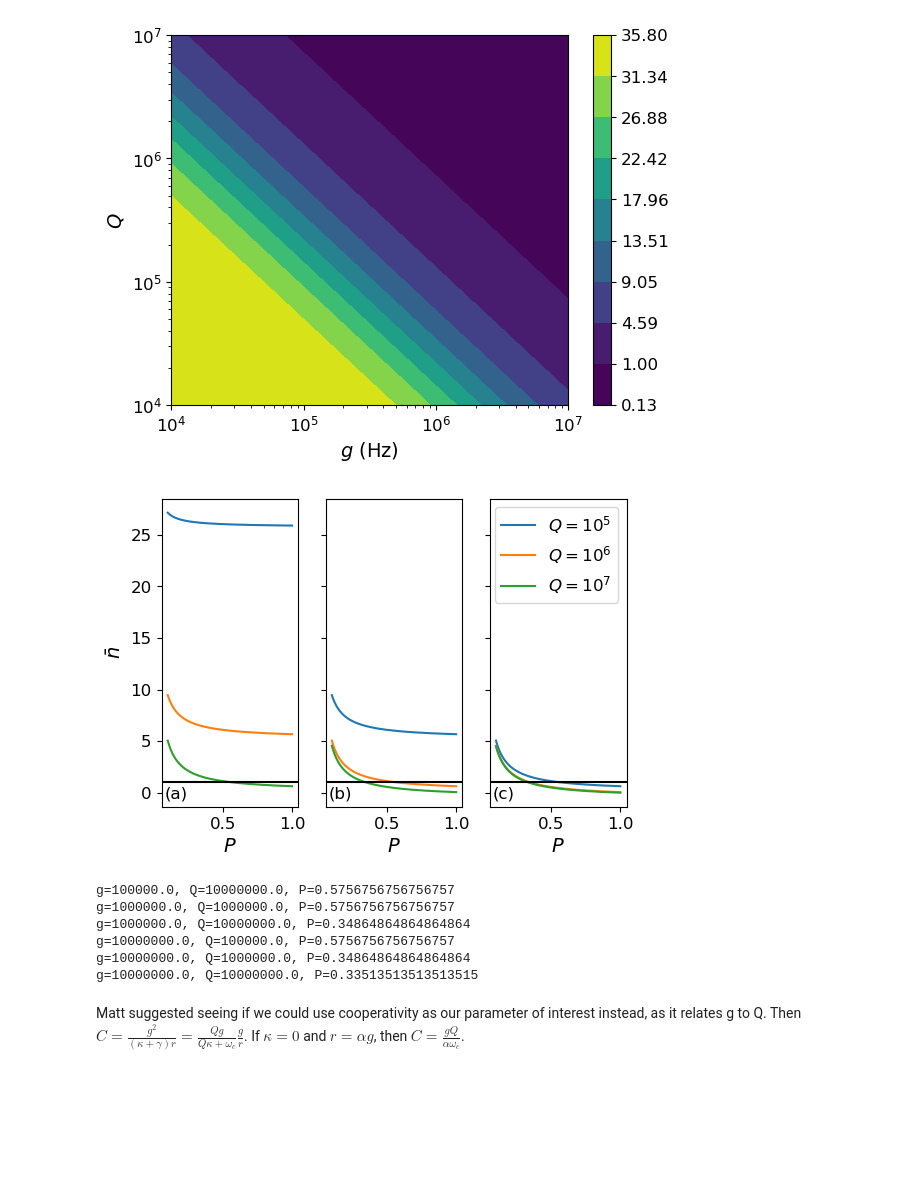
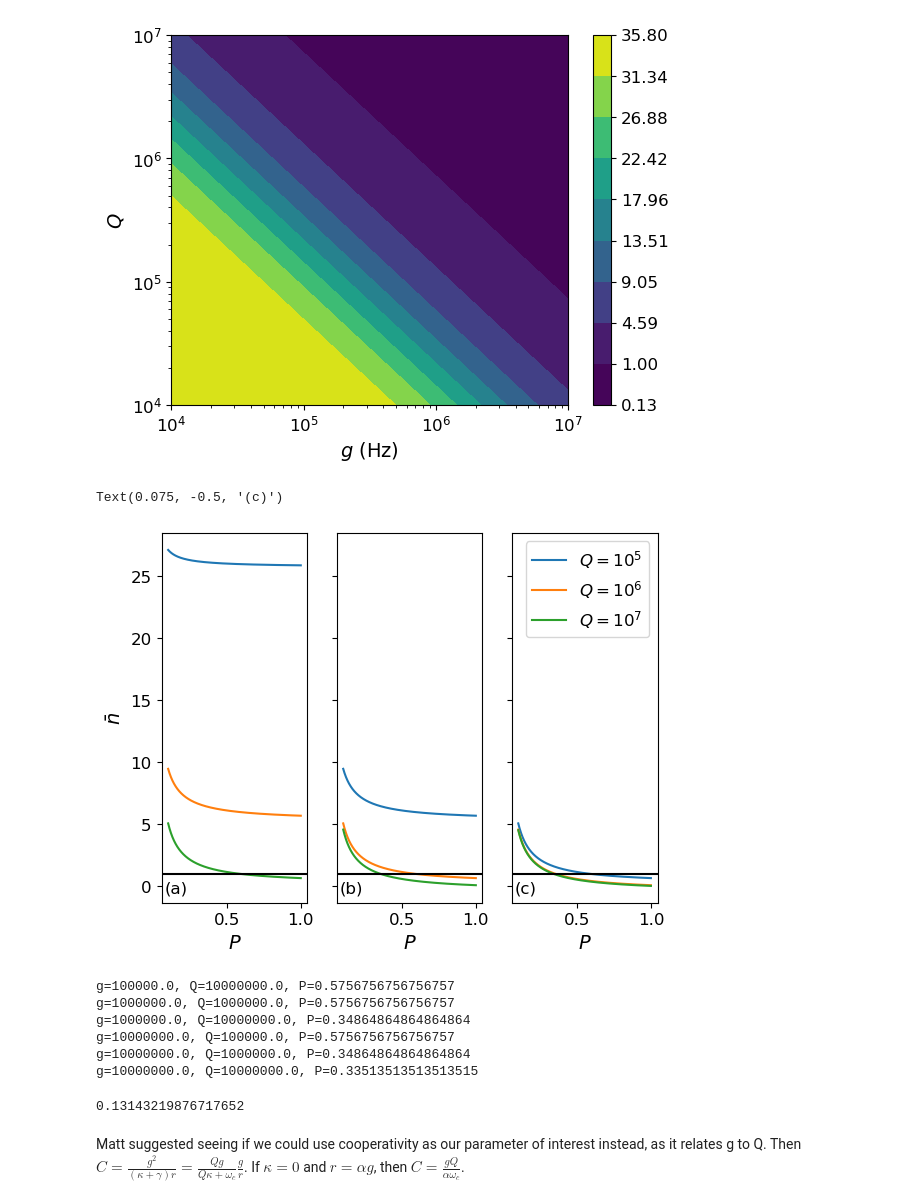
Before and after one commit to jleamer/mode_cooling, a Jupyter notebook: paper_calcs.ipynb, the cells around one changed output. Cells and saved outputs as stored; diff of their text form; code cells hidden in the pictures; blank space fills up the shorter version.

```diff
--- a/paper_calcs.ipynb
+++ b/paper_calcs.ipynb
@@ -74,24 +74,25 @@ Q_vals = np.array([1e5, 1e6, 1e7])
 # Set up list for storing nbar values
 nbars = []
 # %%
-fig = plt.figure(1, figsize=(6, 4))
+fig = plt.figure(1)
 ax = fig.subplots(1, 3, sharey='all')
 for i in range(g_vals.shape[0]):
     nbars = []
     for j in range(Q_vals.shape[0]):
         nbars.append(full_mean_photons_cav(κ, ωc / Q_vals[j], 2*g_vals[i], g_vals[i], nT, nc_vals))
         ax[i].plot(P_vals, nbars[j], label="$Q=10^" + str(j+5) + "$")
     ax[i].set_xlabel("$P$")
     ax[i].set_xticks([0.5, 1])
     ax[i].axhline(y=1, color='k')
 ax[0].set_ylabel("$\\bar{n}$")
 ax[2].legend()
 ax[0].text(0.075, -0.5, '(a)')
 ax[1].text(0.075, -0.5, '(b)')
 ax[2].text(0.075, -0.5, '(c)')
-fig.savefig("nbar_vs_P_for_diff_gQ.png", format='png', dpi=300)
+#fig.savefig("nbar_vs_P_for_diff_gQ.png", format='png', dpi=300)
 # %% [output]
+Text(0.075, -0.5, '(c)')
-[figure, old version]
+[figure, new version]
 # %%
 # Want to determine more precisely the polarization required to get below nbar = 1
 for i in range(g_vals.shape[0]):
@@ -108,6 +109,16 @@ g=1000000.0, Q=10000000.0, P=0.34864864864864864
 g=10000000.0, Q=100000.0, P=0.5756756756756757
 g=10000000.0, Q=1000000.0, P=0.34864864864864864
 g=10000000.0, Q=10000000.0, P=0.33513513513513515
+# %%
+P = 0.8
+nc = 0.5 * (1 - P) / P
+g = 1e7
+r = 2 * g
+Q = 1e7
+n = full_mean_photons_cav(κ, ωc / Q, 2*g, g, nT, nc)
+print(n)
+# %% [output]
+0.13143219876717652
 # %% [markdown]
 Matt suggested seeing if we could use cooperativity as our parameter of interest instead, as it relates g to Q.  Then $C = \frac{g^2}{(\kappa+\gamma)r} = \frac{Qg}{Q\kappa+\omega_c}\frac{g}{r}$.  If $\kappa=0$ and $r=\alpha g$, then $C = \frac{gQ}{\alpha \omega_c}$.
 # %%
```
Also changed, not shown: parts of 8 cells of this notebook, 1 other file.
